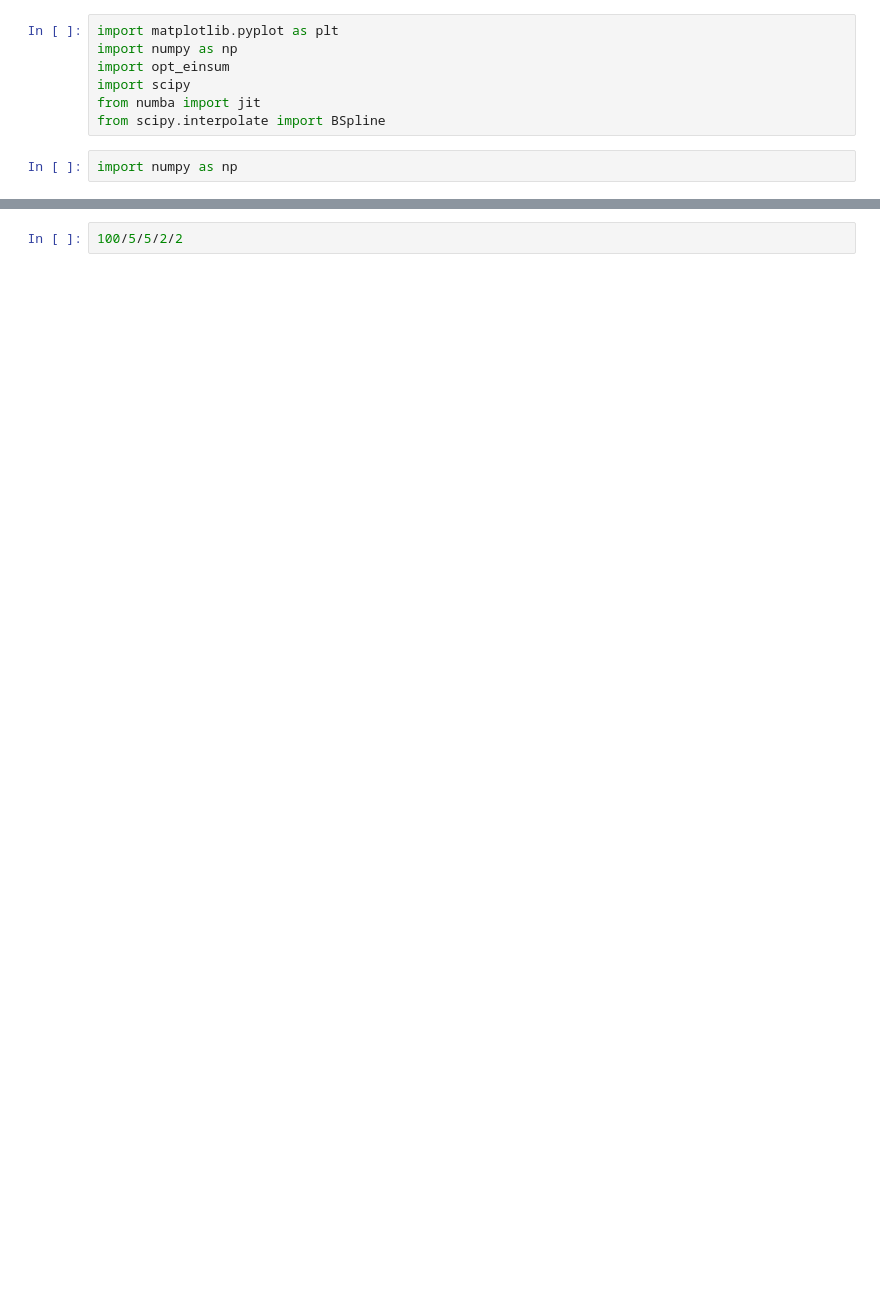
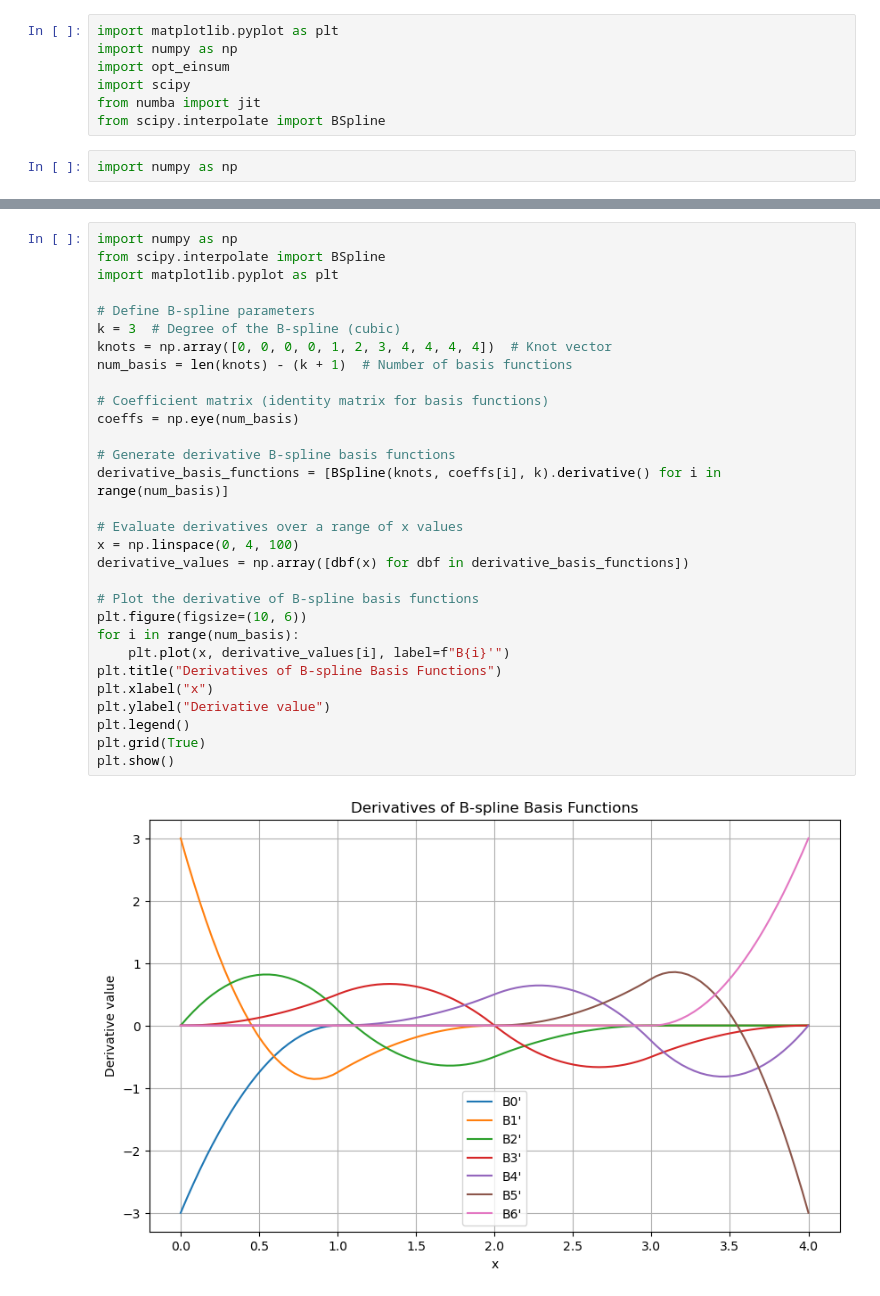
Before and after one commit to JoostHMPrins/ngo, a Jupyter notebook: developnotebooks/B-splines.ipynb, the cells around one changed output, grey strips where cells are left out. Drawn from its saved outputs; the diff is of its cells as text; blank space fills up the shorter version.

```diff
--- a/developnotebooks/B-splines.ipynb
+++ b/developnotebooks/B-splines.ipynb
@@ -90,2 +139,32 @@ basis.plot_1d_basis()
 # %%
-100/5/5/2/2
+import numpy as np
+from scipy.interpolate import BSpline
+import matplotlib.pyplot as plt
+
+# Define B-spline parameters
+k = 3  # Degree of the B-spline (cubic)
+knots = np.array([0, 0, 0, 0, 1, 2, 3, 4, 4, 4, 4])  # Knot vector
+num_basis = len(knots) - (k + 1)  # Number of basis functions
+
+# Coefficient matrix (identity matrix for basis functions)
+coeffs = np.eye(num_basis)
+
+# Generate derivative B-spline basis functions
+derivative_basis_functions = [BSpline(knots, coeffs[i], k).derivative() for i in range(num_basis)]
+
+# Evaluate derivatives over a range of x values
+x = np.linspace(0, 4, 100)
+derivative_values = np.array([dbf(x) for dbf in derivative_basis_functions])
+
+# Plot the derivative of B-spline basis functions
+plt.figure(figsize=(10, 6))
+for i in range(num_basis):
+    plt.plot(x, derivative_values[i], label=f"B{i}'")
+plt.title("Derivatives of B-spline Basis Functions")
+plt.xlabel("x")
+plt.ylabel("Derivative value")
+plt.legend()
+plt.grid(True)
+plt.show()
+# %% [output]
+[figure, added]
```
Also changed, not shown: parts of 14 cells of this notebook.
